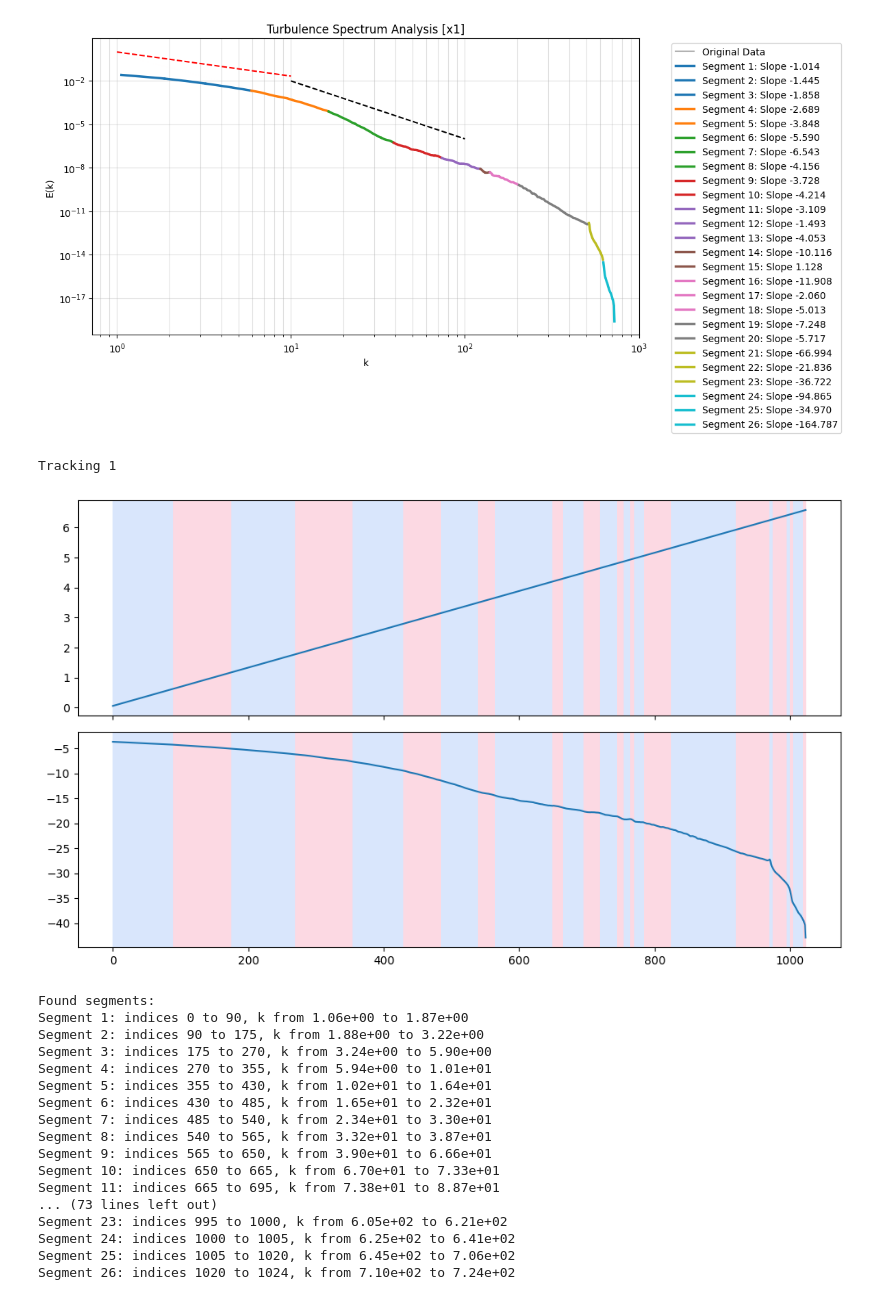
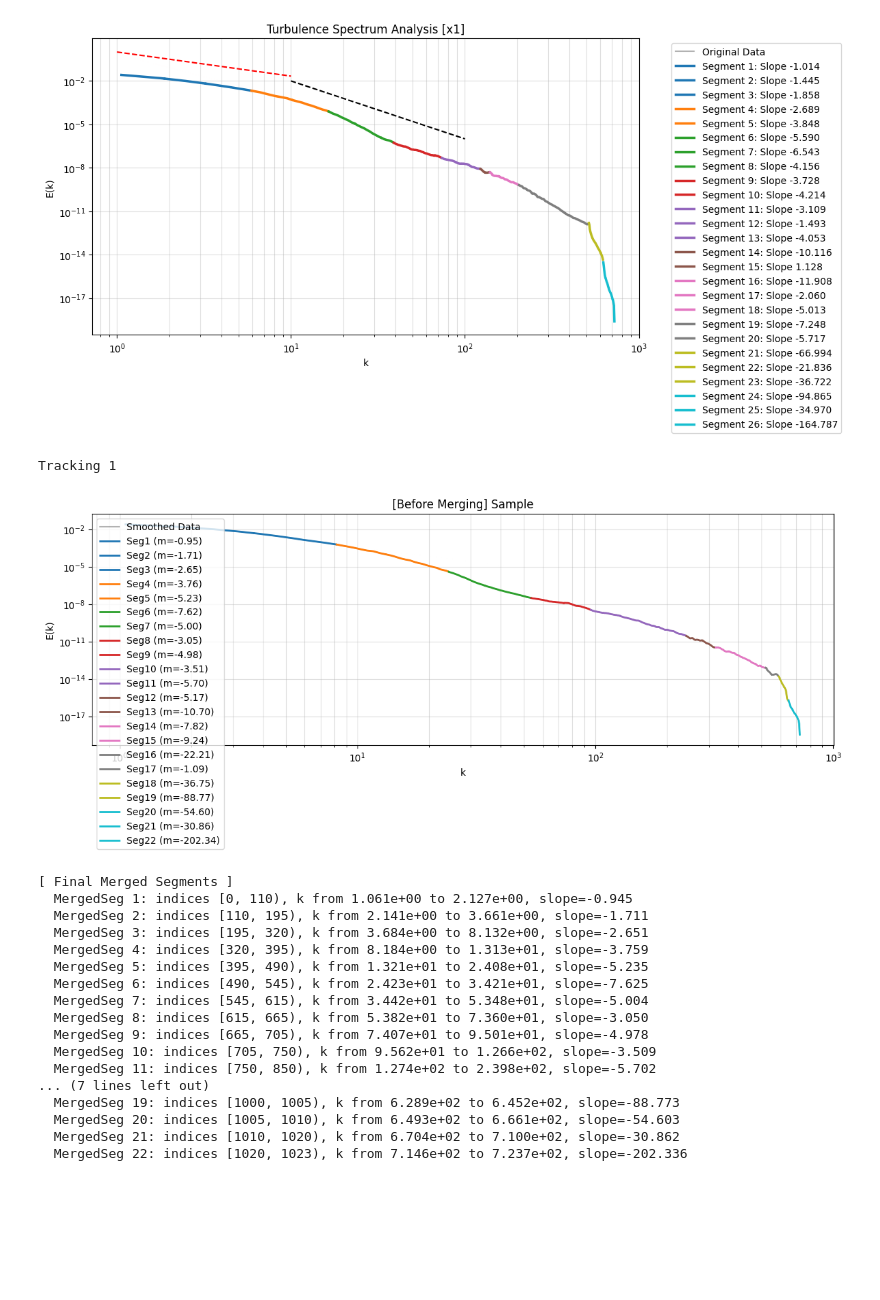
Before and after one commit to red1ithink/EnergySpectrum, a Jupyter notebook: tracking_range.ipynb, the cells around one changed output. Cells and saved outputs as stored; diff of their text form; code cells hidden in the pictures; blank space fills up the shorter version.

```diff
--- a/tracking_range.ipynb
+++ b/tracking_range.ipynb
@@ -376,37 +376,30 @@ Segment 26: indices 1020 to 1024, k from 7.10e+02 to 7.24e+02
 [figure]
 [figure]
 # %%
-file = '../proceed_data/proceed_data_v_given/processed_data_u/90_ux_uy_data.txt'
+file = '../proceed_data/proceed_data_v_given/processed_data_u/150_ux_uy_data.txt'
 print('Tracking 1')
 k, ek = get_ek(file)
 k = k[1:]
 ek = ek[1:]
-merged_segments = tr.tracking22_data(k, ek, 0.05, 'x1 merge')
-print(merged_segments)
-compared_line()
-print('Tracking 2')
-tr.tracking(file, 0.05, 'x1')
-compared_line()
-print('Tracking 2')
-tr.tracking2(file, 0.05, 'x1')
-compared_line()
+# 예시 실행
+result = tr.tracking22_data_merged(k, ek, pen=0.1, name='Sample')
 # %% [output]
 Tracking 1
-[figure, old version]
+[figure, new version]
-Found segments:
-Segment 1: indices 0 to 90, k from 1.06e+00 to 1.87e+00
-Segment 2: indices 90 to 175, k from 1.88e+00 to 3.22e+00
-Segment 3: indices 175 to 270, k from 3.24e+00 to 5.90e+00
-Segment 4: indices 270 to 355, k from 5.94e+00 to 1.01e+01
-Segment 5: indices 355 to 430, k from 1.02e+01 to 1.64e+01
-Segment 6: indices 430 to 485, k from 1.65e+01 to 2.32e+01
-Segment 7: indices 485 to 540, k from 2.34e+01 to 3.30e+01
-Segment 8: indices 540 to 565, k from 3.32e+01 to 3.87e+01
-Segment 9: indices 565 to 650, k from 3.90e+01 to 6.66e+01
-Segment 10: indices 650 to 665, k from 6.70e+01 to 7.33e+01
-Segment 11: indices 665 to 695, k from 7.38e+01 to 8.87e+01
-... (73 lines left out)
-Segment 23: indices 995 to 1000, k from 6.05e+02 to 6.21e+02
-Segment 24: indices 1000 to 1005, k from 6.25e+02 to 6.41e+02
-Segment 25: indices 1005 to 1020, k from 6.45e+02 to 7.06e+02
-Segment 26: indices 1020 to 1024, k from 7.10e+02 to 7.24e+02
+[ Final Merged Segments ]
+  MergedSeg 1: indices [0, 110), k from 1.061e+00 to 2.127e+00, slope=-0.945
+  MergedSeg 2: indices [110, 195), k from 2.141e+00 to 3.661e+00, slope=-1.711
+  MergedSeg 3: indices [195, 320), k from 3.684e+00 to 8.132e+00, slope=-2.651
+  MergedSeg 4: indices [320, 395), k from 8.184e+00 to 1.313e+01, slope=-3.759
+  MergedSeg 5: indices [395, 490), k from 1.321e+01 to 2.408e+01, slope=-5.235
+  MergedSeg 6: indices [490, 545), k from 2.423e+01 to 3.421e+01, slope=-7.625
+  MergedSeg 7: indices [545, 615), k from 3.442e+01 to 5.348e+01, slope=-5.004
+  MergedSeg 8: indices [615, 665), k from 5.382e+01 to 7.360e+01, slope=-3.050
+  MergedSeg 9: indices [665, 705), k from 7.407e+01 to 9.501e+01, slope=-4.978
+  MergedSeg 10: indices [705, 750), k from 9.562e+01 to 1.266e+02, slope=-3.509
+  MergedSeg 11: indices [750, 850), k from 1.274e+02 to 2.398e+02, slope=-5.702
+... (7 lines left out)
+  MergedSeg 19: indices [1000, 1005), k from 6.289e+02 to 6.452e+02, slope=-88.773
+  MergedSeg 20: indices [1005, 1010), k from 6.493e+02 to 6.661e+02, slope=-54.603
+  MergedSeg 21: indices [1010, 1020), k from 6.704e+02 to 7.100e+02, slope=-30.862
+  MergedSeg 22: indices [1020, 1023), k from 7.146e+02 to 7.237e+02, slope=-202.336
```
Also changed, not shown: parts of 4 cells of this notebook, 12 other files.
